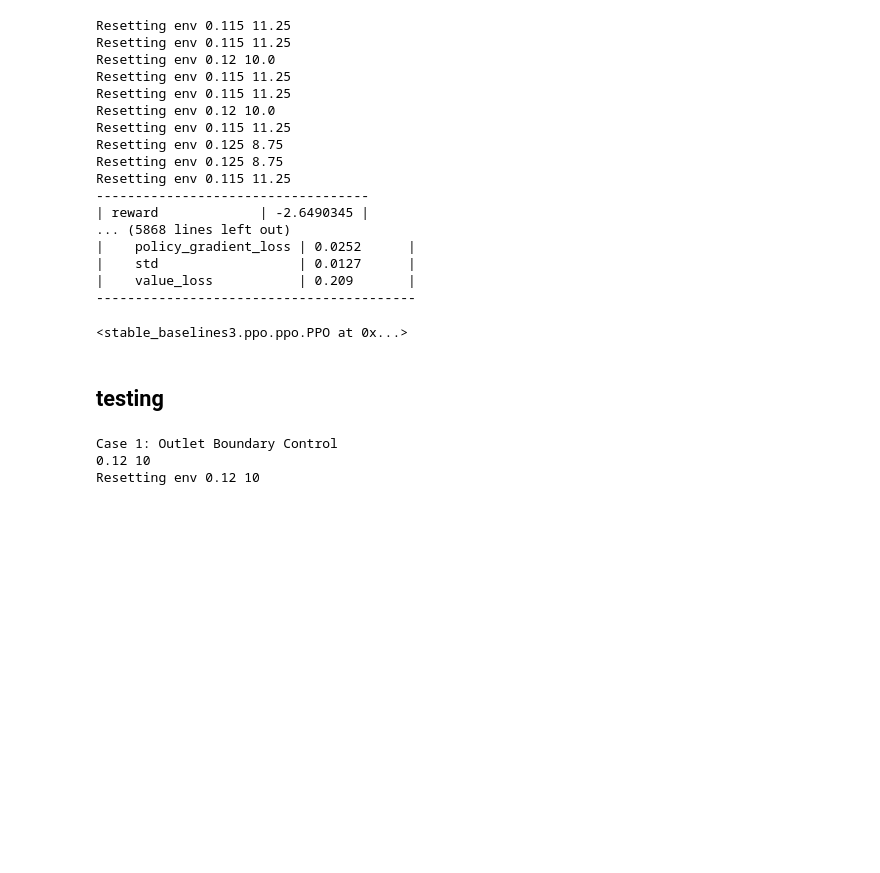
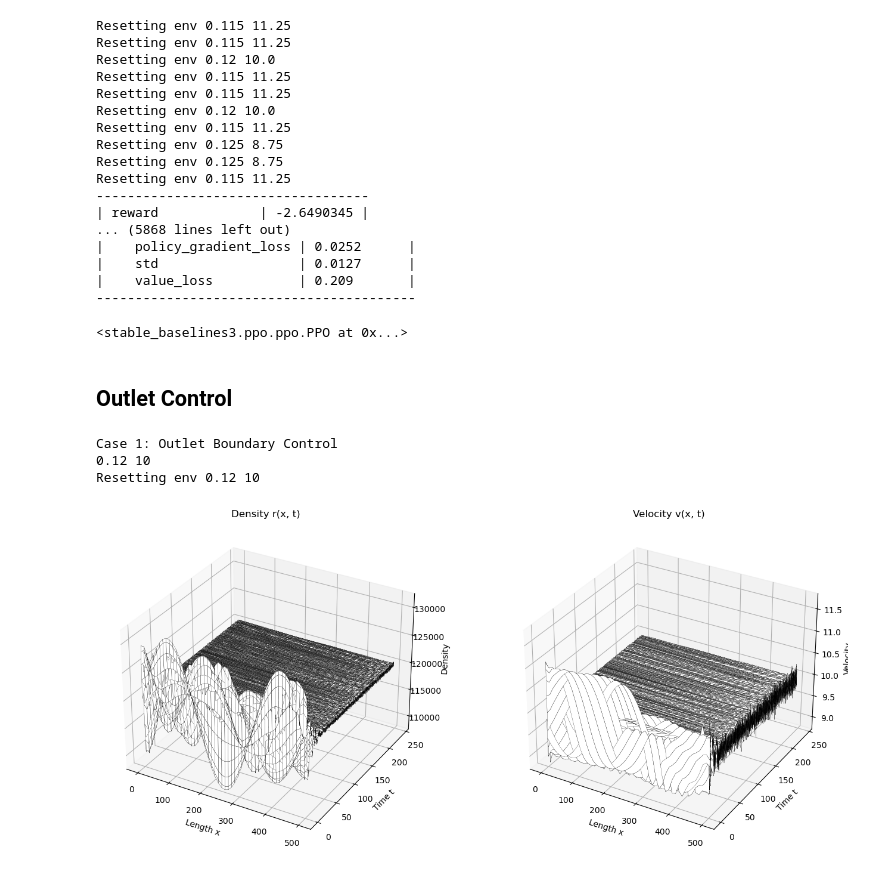
Before and after one commit to lukebhan/PDEControlGym, a Jupyter notebook: examples/TrafficPDE1D/PPO.ipynb, the cells around one changed output. Cells and saved outputs as stored; diff of their text form; code cells hidden in the pictures; blank space fills up the shorter version.

```diff
--- a/examples/TrafficPDE1D/PPO.ipynb
+++ b/examples/TrafficPDE1D/PPO.ipynb
@@ -191,5 +197,5 @@ def RLController(env,obs,model):
-# %% [markdown]
-## testing
+# %% [markdown]
+## Outlet Control
 # %%
 Parameters["simulation_type"] = 'outlet'
 PPO_model = PPO.load('./logsPPO/rl_model_500000_steps.zip')
@@ -214,35 +220,37 @@ fig = plt.figure(figsize=(14, 6))
 # Plot density r(x, t)
 ax1 = fig.add_subplot(1, 2, 1, projection='3d')
 ax1.plot_surface(meshx, mesht, uBcksTen[:, :50],
                  edgecolor="black", lw=0.2,
                  rstride=5, cstride=1,
                  alpha=1, color="white",
                  shade=False, rasterized=True,
                  antialiased=True)
 ax1.set_title("Density r(x, t)")
 ax1.set_xlabel("Length x")
 ax1.set_ylabel("Time t")
 ax1.set_zlabel("Density")
 
 # Plot velocity v(x, t)
 ax2 = fig.add_subplot(1, 2, 2, projection='3d')
 ax2.plot_surface(meshx, mesht, uBcksTen[:, 52:],
                  edgecolor="black", lw=0.2,
                  rstride=5, cstride=100,
                  alpha=1, color="white",
                  shade=False, rasterized=True,
                  antialiased=True)
 ax2.set_title("Velocity v(x, t)")
 ax2.set_xlabel("Length x")
 ax2.set_ylabel("Time t")
 ax2.set_zlabel("Velocity")
 
-# Set side view for both plots
-ax1.view_init(elev=20, azim=10)
-ax2.view_init(elev=20, azim=10)
+# # Set side view for both plots
+# ax1.view_init(elev=20, azim=120)
+# ax2.view_init(elev=20, azim=120)
 
 
 plt.tight_layout()
 plt.show()
+# %% [output]
+[figure, added]
 # %%
 plt.plot(act_h)
```
Also changed, not shown: parts of 10 cells of this notebook, 1 other file.
